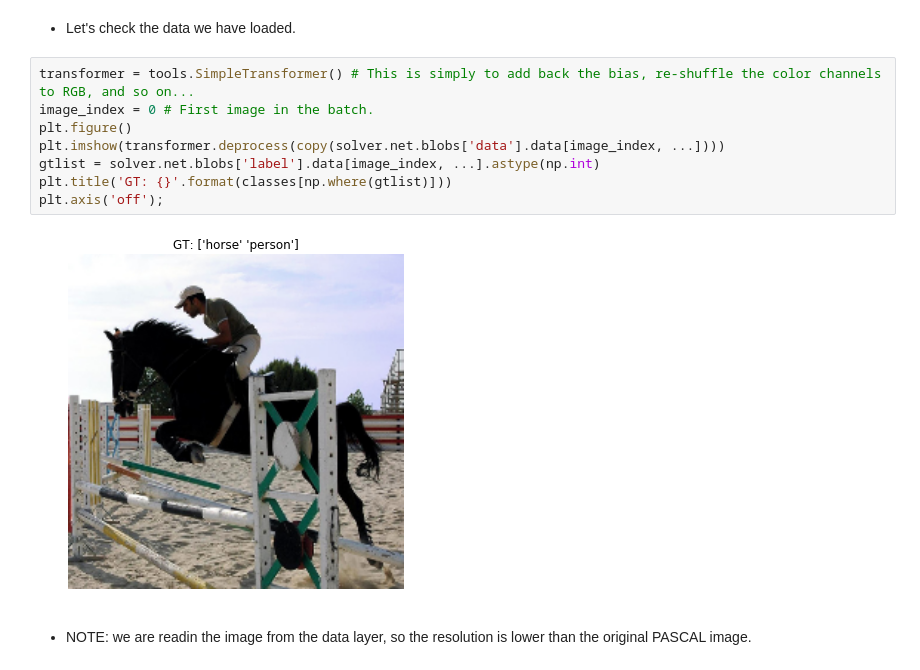
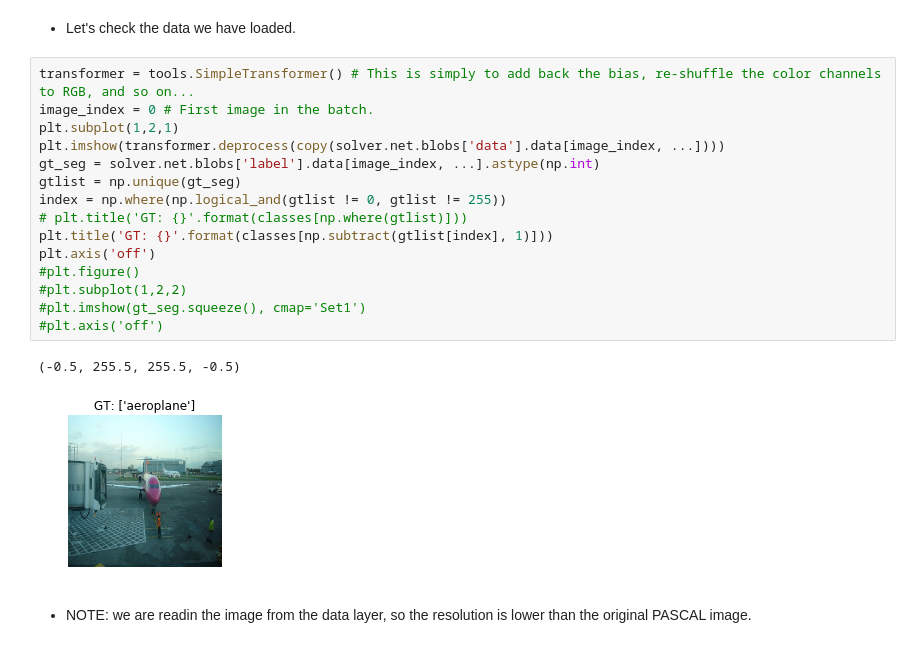
Before and after one commit to lzd0825/instance_segmentation, a Jupyter notebook: pascal-segmentation-with-datalayer.ipynb, the cells around one changed output. Drawn from its saved outputs; the diff is of its cells as text.

```diff
--- a/pascal-segmentation-with-datalayer.ipynb
+++ b/pascal-segmentation-with-datalayer.ipynb
@@ -141,13 +146,21 @@ SystemError: NULL result without error in PyObject_Call
 # %%
 transformer = tools.SimpleTransformer() # This is simply to add back the bias, re-shuffle the color channels to RGB, and so on...
 image_index = 0 # First image in the batch.
-plt.figure()
+plt.subplot(1,2,1)
 plt.imshow(transformer.deprocess(copy(solver.net.blobs['data'].data[image_index, ...])))
-gtlist = solver.net.blobs['label'].data[image_index, ...].astype(np.int)
-plt.title('GT: {}'.format(classes[np.where(gtlist)]))
-plt.axis('off');
+gt_seg = solver.net.blobs['label'].data[image_index, ...].astype(np.int)
+gtlist = np.unique(gt_seg)
+index = np.where(np.logical_and(gtlist != 0, gtlist != 255))
+# plt.title('GT: {}'.format(classes[np.where(gtlist)]))
+plt.title('GT: {}'.format(classes[np.subtract(gtlist[index], 1)]))
+plt.axis('off')
+#plt.figure()
+#plt.subplot(1,2,2)
+#plt.imshow(gt_seg.squeeze(), cmap='Set1')
+#plt.axis('off')
 # %% [output]
+(-0.5, 255.5, 255.5, -0.5)
-[figure, old version]
+[figure, new version]
 # %% [markdown]
 * NOTE: we are readin the image from the data layer, so the resolution is lower than the original PASCAL image.
 # %% [markdown]
```
Also changed, not shown: parts of 7 cells of this notebook, 1 other file.
